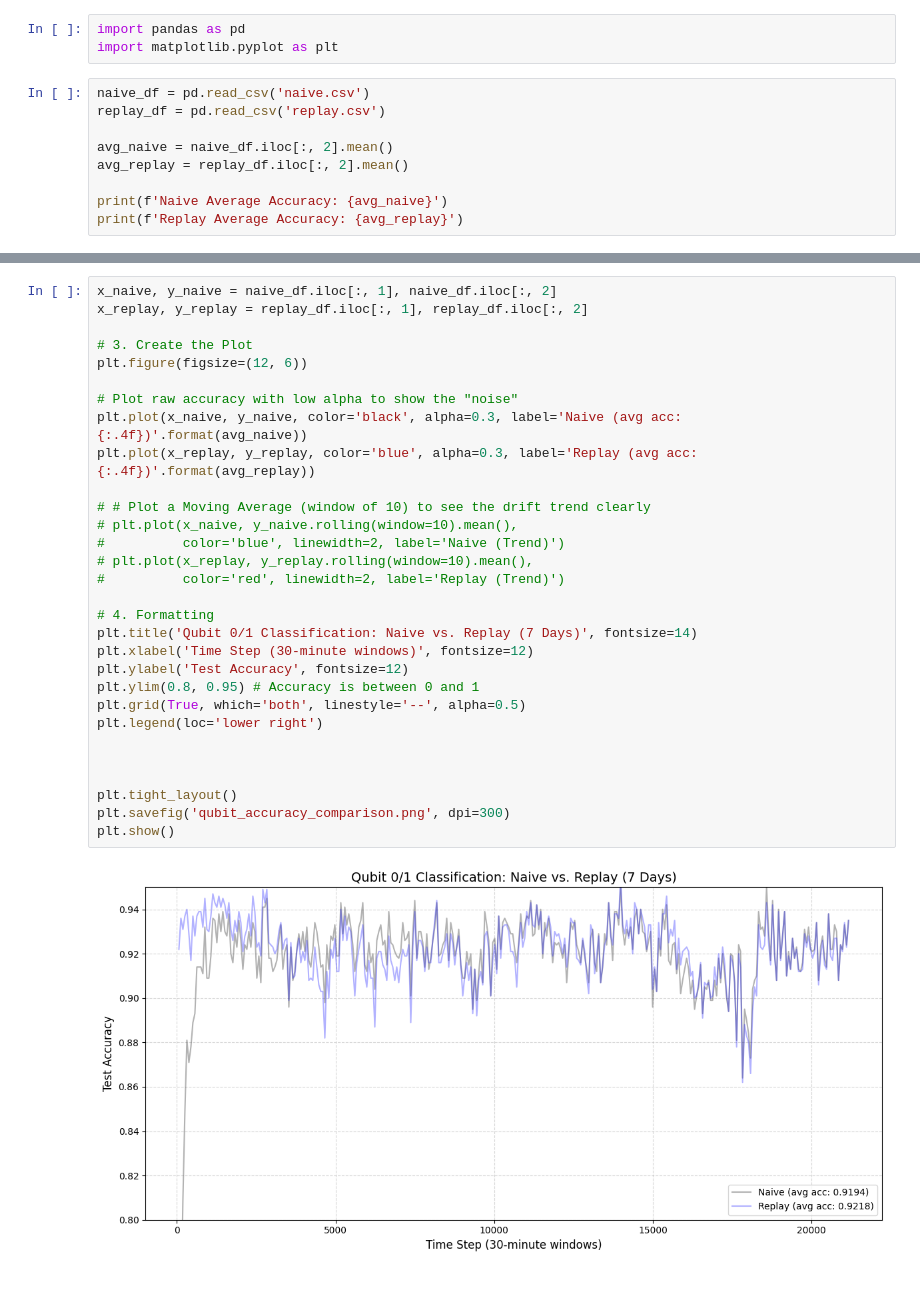
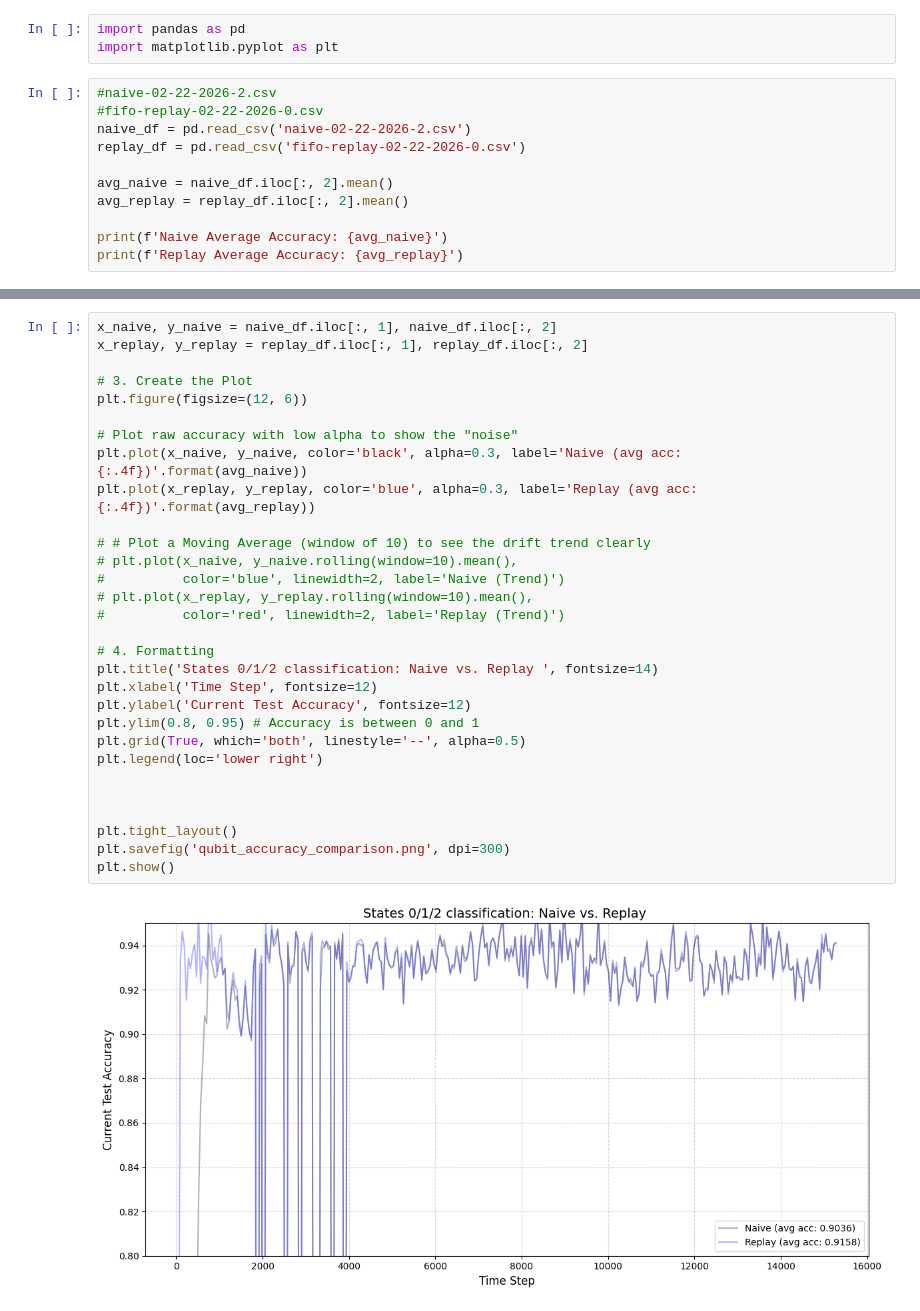
Before and after one commit to chizhang24/OCLQC, a Jupyter notebook: visualize.ipynb, the cells around one changed output, grey strips where cells are left out. Saved outputs shown, nothing was run; the diff lists cells and outputs as text.

```diff
--- a/visualize.ipynb
+++ b/visualize.ipynb
@@ -2,8 +2,10 @@
 import pandas as pd
 import matplotlib.pyplot as plt
 # %%
-naive_df = pd.read_csv('naive.csv')
-replay_df = pd.read_csv('replay.csv')
+#naive-02-22-2026-2.csv
+#fifo-replay-02-22-2026-0.csv
+naive_df = pd.read_csv('naive-02-22-2026-2.csv')
+replay_df = pd.read_csv('fifo-replay-02-22-2026-0.csv')
 
 avg_naive = naive_df.iloc[:, 2].mean()
 avg_replay = replay_df.iloc[:, 2].mean()
@@ -16,35 +18,35 @@ Replay Average Accuracy: 0.9218005958412375
 # %%
 x_naive, y_naive = naive_df.iloc[:, 1], naive_df.iloc[:, 2]
 x_replay, y_replay = replay_df.iloc[:, 1], replay_df.iloc[:, 2]
 
 # 3. Create the Plot
 plt.figure(figsize=(12, 6))
 
 # Plot raw accuracy with low alpha to show the "noise"
 plt.plot(x_naive, y_naive, color='black', alpha=0.3, label='Naive (avg acc: {:.4f})'.format(avg_naive))
 plt.plot(x_replay, y_replay, color='blue', alpha=0.3, label='Replay (avg acc: {:.4f})'.format(avg_replay))
 
 # # Plot a Moving Average (window of 10) to see the drift trend clearly
 # plt.plot(x_naive, y_naive.rolling(window=10).mean(),
 #          color='blue', linewidth=2, label='Naive (Trend)')
 # plt.plot(x_replay, y_replay.rolling(window=10).mean(),
 #          color='red', linewidth=2, label='Replay (Trend)')
 
 # 4. Formatting
-plt.title('Qubit 0/1 Classification: Naive vs. Replay (7 Days)', fontsize=14)
-plt.xlabel('Time Step (30-minute windows)', fontsize=12)
-plt.ylabel('Test Accuracy', fontsize=12)
+plt.title('States 0/1/2 classification: Naive vs. Replay ', fontsize=14)
+plt.xlabel('Time Step', fontsize=12)
+plt.ylabel('Current Test Accuracy', fontsize=12)
 plt.ylim(0.8, 0.95) # Accuracy is between 0 and 1
 plt.grid(True, which='both', linestyle='--', alpha=0.5)
 plt.legend(loc='lower right')
 
 
 
 plt.tight_layout()
 plt.savefig('qubit_accuracy_comparison.png', dpi=300)
 plt.show()
 # %% [output]
-[figure, old version]
+[figure, new version]
 # %%
 len(x_naive)
 # %% [output]
```
Also changed, not shown: parts of 2 cells of this notebook, 19 other files.
